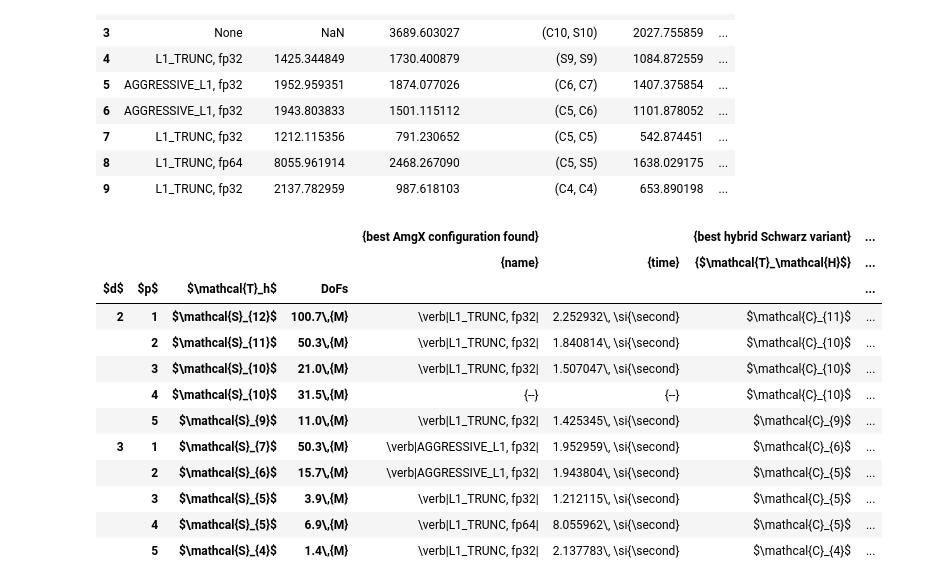
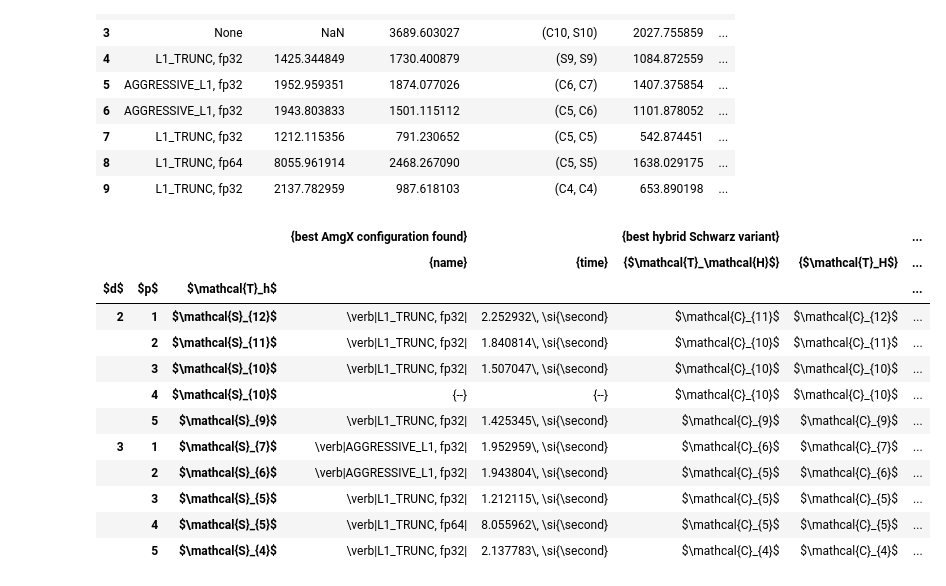
Before and after one commit to mgr0dzicki/dd-solvers, a Jupyter notebook: notebooks/best_comparison.ipynb, the cells around one changed output. Saved outputs shown, nothing was run; the diff lists cells and outputs as text; code cells hidden in the pictures.

Commit message:
best comparison!

```diff
--- a/notebooks/best_comparison.ipynb
+++ b/notebooks/best_comparison.ipynb
@@ -255,7 +233,7 @@ largest_problems = pd.DataFrame(
         .max()
         == get_m(problem["fine m"])
     ]
-)
+).reset_index(drop=True)
 
 largest_problems
 # %% [output]
@@ -273,3 +301,32 @@ largest_problems
+# %%
+dofs_col = "S[table-format=3.1\\,M]"
+matrix_nnz_col = "S[table-format=1.2\\,G]"
+matrix_size_col = "S[table-format=2.2\\,GB]"
+largest_problems_table_latex = largest_problems_table.style.to_latex(
+    hrules=True,
+    multirow_align="t",
+    multicol_align="c",
+    column_format=f"rrc{dofs_col}{matrix_nnz_col}{matrix_size_col}c",
+)
+# %%
+latex_lines = largest_problems_table_latex.split("\n")
+first_header_line = latex_lines.index("\\toprule") + 1
+last_header_line = latex_lines.index("\\midrule") - 1
+column_names = [None] * len(latex_lines[first_header_line + 1].split("&"))
+for line in latex_lines[first_header_line : last_header_line + 1]:
+    line_col_names = [x.strip().removesuffix("\\\\") for x in line.split("&")]
+    for i, col_name in enumerate(line_col_names):
+        if col_name:
+            column_names[i] = col_name
+single_header_line = " & ".join(column_names) + " \\\\"
+hacked_largest_problems_latex = "\n".join(
+    latex_lines[:first_header_line]
+    + [single_header_line]
+    + latex_lines[last_header_line + 1 :]
+)
+# %%
+with open("../docs/tables/largest_problems.tex", "w") as f:
+    f.write(hacked_largest_problems_latex)
 # %% [markdown]
 ## Speedup table
 # %%
@@ -364,7 +421,7 @@ speedup_table
 tab = pd.DataFrame()
 tab[["$d$", "$p$"]] = speedup_table[["d", "p"]]
 tab["$\\mathcal{T}_h$"] = speedup_table["m"].apply(lambda m: f"${format_mesh(m)}$")
-tab["DoFs"] = speedup_table["DoFs"].apply(lambda n: f"{n / 1_000_000:.1f}\\,{{M}}")
+# tab["DoFs"] = speedup_table["DoFs"].apply(lambda n: f"{n / 1_000_000:.1f}\\,{{M}}")
 
 amgx_best = "best AmgX configuration found"
 hybrid_best = "best hybrid Schwarz variant"
@@ -374,47 +431,47 @@ tab[(amgx_best, "name")] = speedup_table["best_amgx_variant"].map(
 )
 tab[(amgx_best, "time")] = speedup_table["best_amgx_time"] / 1000
 
 tab[(hybrid_best, "$\\mathcal{T}_\\mathcal{H}$")] = speedup_table[
     "best_hybrid_meshing"
 ].map(lambda m: f"${format_mesh(m[0])}$")
 tab[(hybrid_best, "$\\mathcal{T}_H$")] = speedup_table["best_hybrid_meshing"].map(
     lambda m: f"${format_mesh(m[1])}$"
 )
 tab[(hybrid_best, "time")] = speedup_table["best_hybrid_time"] / 1000
 tab[(hybrid_best, "speedup")] = tab[(amgx_best, "time")] / tab[(hybrid_best, "time")]
 
-tab.set_index(["$d$", "$p$", "$\\mathcal{T}_h$", "DoFs"], inplace=True)
+tab.set_index(["$d$", "$p$", "$\\mathcal{T}_h$"], inplace=True)
 
 
 def time_latex(t: float):
     return f"{t:.6f}\\, \\si{{\\second}}" if pd.notna(t) else "{--}"
 
 
 def speedup_latex(s: float):
     return f"{s:.6f} \\,\\(\\times\\)" if pd.notna(s) else "{$\\infty\\,\\times$}"
 
 
 tab[(amgx_best, "time")] = tab[(amgx_best, "time")].apply(time_latex)
 tab[(hybrid_best, "time")] = tab[(hybrid_best, "time")].apply(time_latex)
 tab[(hybrid_best, "speedup")] = tab[(hybrid_best, "speedup")].apply(speedup_latex)
 
 tab.columns = pd.MultiIndex.from_tuples(tab.columns)
 tab.rename(columns=lambda c: f"{{{c}}}", inplace=True)
 tab
 # %% [output]
-|  |  |  |  | {best AmgX configuration found} |  | {best hybrid Schwarz variant} | ... |
-|  |  |  |  | {name} | {time} | {$\mathcal{T}_\mathcal{H}$} | ... |
-| $d$ | $p$ | $\mathcal{T}_h$ | DoFs |  |  |  | ... |
-| 2 | 1 | $\mathcal{S}_{12}$ | 100.7\,{M} | \verb|L1_TRUNC, fp32| | 2.252932\, \si{\second} | $\mathcal{C}_{11}$ | ... |
-|  | 2 | $\mathcal{S}_{11}$ | 50.3\,{M} | \verb|L1_TRUNC, fp32| | 1.840814\, \si{\second} | $\mathcal{C}_{10}$ | ... |
-|  | 3 | $\mathcal{S}_{10}$ | 21.0\,{M} | \verb|L1_TRUNC, fp32| | 1.507047\, \si{\second} | $\mathcal{C}_{10}$ | ... |
-|  | 4 | $\mathcal{S}_{10}$ | 31.5\,{M} | {--} | {--} | $\mathcal{C}_{10}$ | ... |
-|  | 5 | $\mathcal{S}_{9}$ | 11.0\,{M} | \verb|L1_TRUNC, fp32| | 1.425345\, \si{\second} | $\mathcal{C}_{9}$ | ... |
-| 3 | 1 | $\mathcal{S}_{7}$ | 50.3\,{M} | \verb|AGGRESSIVE_L1, fp32| | 1.952959\, \si{\second} | $\mathcal{C}_{6}$ | ... |
-|  | 2 | $\mathcal{S}_{6}$ | 15.7\,{M} | \verb|AGGRESSIVE_L1, fp32| | 1.943804\, \si{\second} | $\mathcal{C}_{5}$ | ... |
-|  | 3 | $\mathcal{S}_{5}$ | 3.9\,{M} | \verb|L1_TRUNC, fp32| | 1.212115\, \si{\second} | $\mathcal{C}_{5}$ | ... |
-|  | 4 | $\mathcal{S}_{5}$ | 6.9\,{M} | \verb|L1_TRUNC, fp64| | 8.055962\, \si{\second} | $\mathcal{C}_{5}$ | ... |
-|  | 5 | $\mathcal{S}_{4}$ | 1.4\,{M} | \verb|L1_TRUNC, fp32| | 2.137783\, \si{\second} | $\mathcal{C}_{4}$ | ... |
+|  |  |  | {best AmgX configuration found} |  | {best hybrid Schwarz variant} |  | ... |
+|  |  |  | {name} | {time} | {$\mathcal{T}_\mathcal{H}$} | {$\mathcal{T}_H$} | ... |
+| $d$ | $p$ | $\mathcal{T}_h$ |  |  |  |  | ... |
+| 2 | 1 | $\mathcal{S}_{12}$ | \verb|L1_TRUNC, fp32| | 2.252932\, \si{\second} | $\mathcal{C}_{11}$ | $\mathcal{C}_{12}$ | ... |
+|  | 2 | $\mathcal{S}_{11}$ | \verb|L1_TRUNC, fp32| | 1.840814\, \si{\second} | $\mathcal{C}_{10}$ | $\mathcal{C}_{11}$ | ... |
+|  | 3 | $\mathcal{S}_{10}$ | \verb|L1_TRUNC, fp32| | 1.507047\, \si{\second} | $\mathcal{C}_{10}$ | $\mathcal{C}_{10}$ | ... |
+|  | 4 | $\mathcal{S}_{10}$ | {--} | {--} | $\mathcal{C}_{10}$ | $\mathcal{C}_{10}$ | ... |
+|  | 5 | $\mathcal{S}_{9}$ | \verb|L1_TRUNC, fp32| | 1.425345\, \si{\second} | $\mathcal{C}_{9}$ | $\mathcal{C}_{9}$ | ... |
+| 3 | 1 | $\mathcal{S}_{7}$ | \verb|AGGRESSIVE_L1, fp32| | 1.952959\, \si{\second} | $\mathcal{C}_{6}$ | $\mathcal{C}_{7}$ | ... |
+|  | 2 | $\mathcal{S}_{6}$ | \verb|AGGRESSIVE_L1, fp32| | 1.943804\, \si{\second} | $\mathcal{C}_{5}$ | $\mathcal{C}_{6}$ | ... |
+|  | 3 | $\mathcal{S}_{5}$ | \verb|L1_TRUNC, fp32| | 1.212115\, \si{\second} | $\mathcal{C}_{5}$ | $\mathcal{C}_{5}$ | ... |
+|  | 4 | $\mathcal{S}_{5}$ | \verb|L1_TRUNC, fp64| | 8.055962\, \si{\second} | $\mathcal{C}_{5}$ | $\mathcal{C}_{5}$ | ... |
+|  | 5 | $\mathcal{S}_{4}$ | \verb|L1_TRUNC, fp32| | 2.137783\, \si{\second} | $\mathcal{C}_{4}$ | $\mathcal{C}_{4}$ | ... |
 # %%
 time_col = "S[table-format=1.3\\,s, round-mode=places, round-precision=3]"
 speedup_col = "S[table-format=1.3, round-mode=places, round-precision=3]"
```
Also changed, not shown: parts of 6 cells of this notebook, 4 other files.
